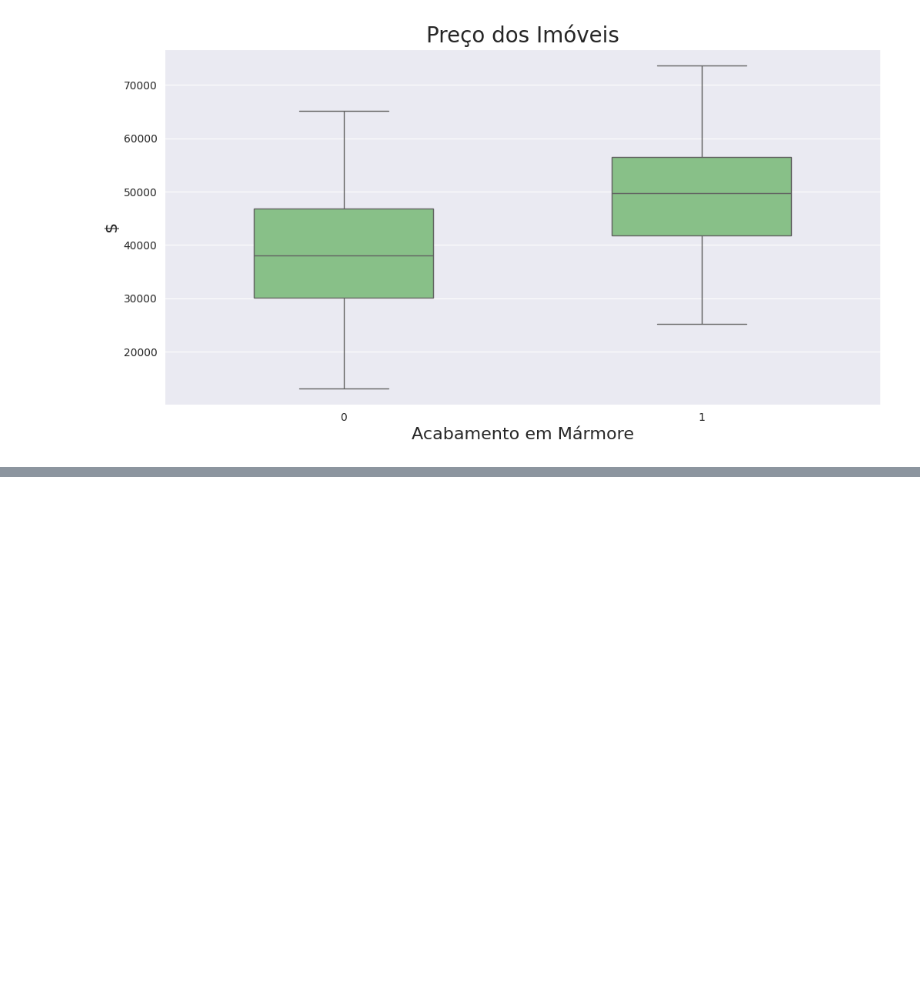
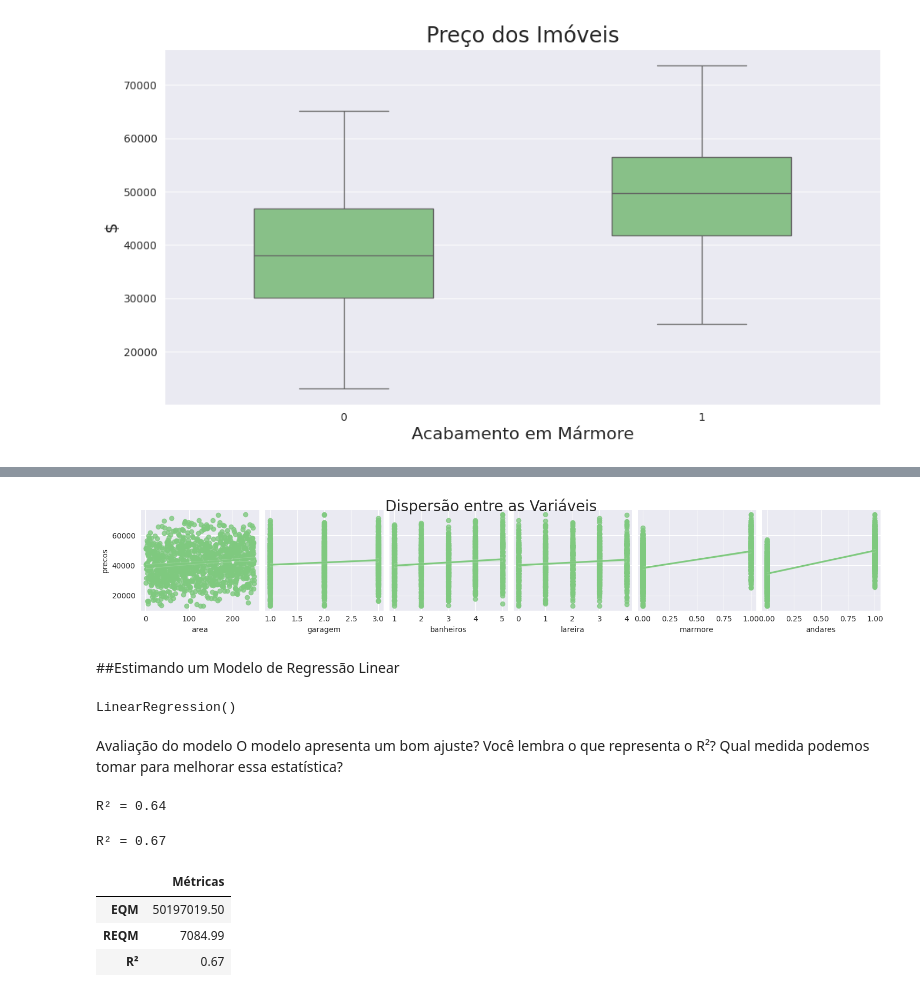
Before and after one commit to Gcango/Teste_Modelos_Regressao_Linear, a Jupyter notebook: Regressao_Linear_Previsão.ipynb, the cells around one changed output, grey strips where cells are left out. Cells and saved outputs as stored; diff of their text form; code cells hidden in the pictures; blank space fills up the shorter version.

```diff
--- a/Regressao_Linear_Previsão.ipynb
+++ b/Regressao_Linear_Previsão.ipynb
@@ -117,0 +156,8 @@ ax;
+# %%
+ax = sns.pairplot(dados, y_vars='precos', x_vars=['area', 'garagem', 'banheiros', 'lareira', 'marmore', 'andares'], kind='reg')
+ax.fig.suptitle('Dispersão entre as Variáveis', fontsize=20, y=1.05)
+ax;
+# %% [output]
+[figure, added]
+# %% [markdown]
+##Estimando um Modelo de Regressão Linear
@@ -117,0 +176,13 @@ ax;
+# %%
+modelo.fit(X_train, y_train)
+# %% [output]
+LinearRegression()
+# %% [markdown]
+Avaliação do modelo
+O modelo apresenta um bom ajuste?
+Você lembra o que representa o R²?
+Qual medida podemos tomar para melhorar essa estatística?
+# %%
+print('R² = {}'.format(modelo.score(X_train, y_train).round(2)))
+# %% [output]
+R² = 0.64
@@ -117,0 +191,4 @@ ax;
+# %%
+print('R² = %s' % metrics.r2_score(y_test, y_previsto).round(2))
+# %% [output]
+R² = 0.67
@@ -117,0 +197,10 @@ ax;
+# %%
+EQM = metrics.mean_squared_error(y_test, y_previsto).round(2)
+REQM = np.sqrt(metrics.mean_squared_error(y_test, y_previsto)).round(2)
+R2 = metrics.r2_score(y_test, y_previsto).round(2)
+pd.DataFrame([EQM, REQM, R2], ['EQM', 'REQM', 'R²'], columns=['Métricas'])
+# %% [output]
+|  | Métricas |
+| EQM | 50197019.50 |
+| REQM | 7084.99 |
+| R² | 0.67 |
```
Also changed, not shown: parts of 17 cells of this notebook.
